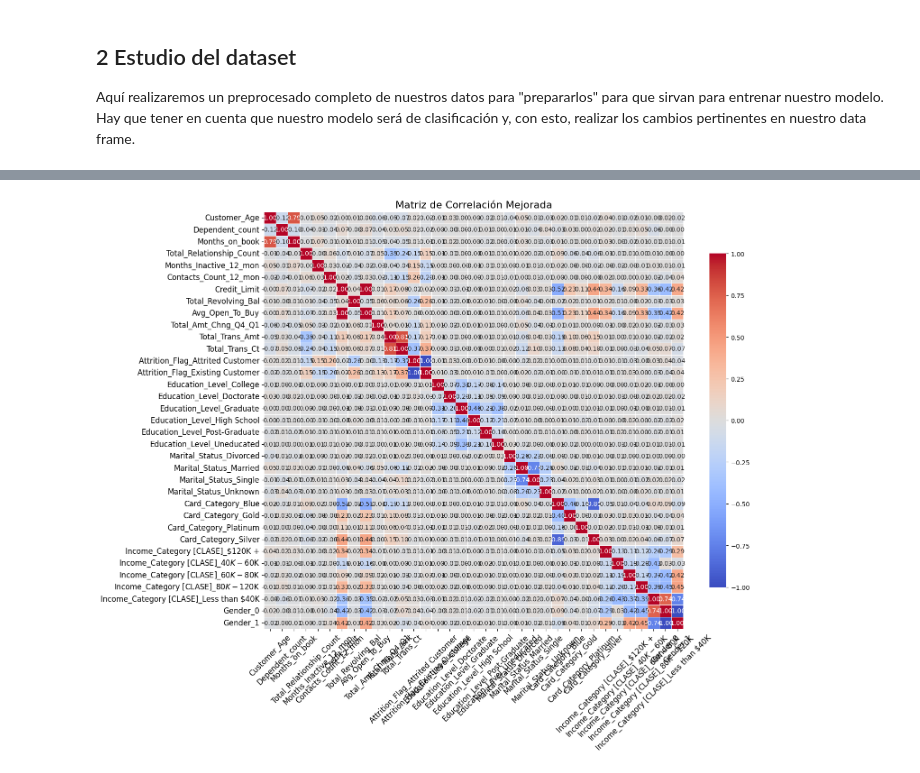
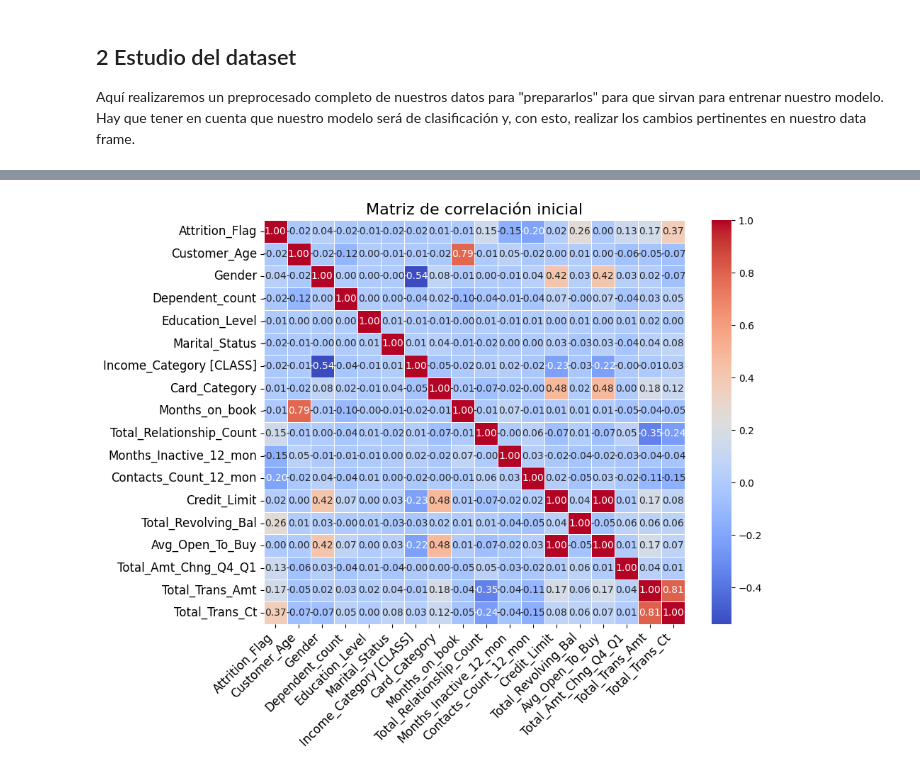
Before and after one commit to pabloruizburgos/AA, a Jupyter notebook: main.ipynb, the cells around one changed output, grey strips where cells are left out. Drawn from its saved outputs; the diff is of its cells as text; code cells hidden in the pictures.

```diff
--- a/main.ipynb
+++ b/main.ipynb
@@ -32,7 +34,7 @@ datos
 Aquí realizaremos un preprocesado completo de nuestros datos para "prepararlos" para que sirvan para entrenar nuestro modelo. Hay que tener en cuenta que nuestro modelo será de clasificación y, con esto, realizar los cambios pertinentes en nuestro data frame.
 # %%
 # Como ya sabemos nuestra variable a predecir, le añadimos en su nombre: [CLASE]
-datos.rename(columns={'Income_Category': 'Income_Category [CLASE]'}, inplace=True)
+datos.rename(columns={'Income_Category': 'Income_Category [CLASS]'}, inplace=True)
 
 # Eliminamos el nº de cliente ya que no ayuda a predecir nada
 # Solo serviría de identificador para la fila, pero contamos con el nº de fila ya
@@ -43,66 +45,41 @@ datos_limpios = datos_limpios.drop(datos_limpios.columns[-2:], axis = 1)
 # Para relacionar ingresos con gastos asociados a sus tarjetas nos sirve así
 datos_limpios = datos_limpios.drop(datos_limpios.columns[-2:], axis = 1)
 
-## Necesario??
-#datos_limpios = datos_limpios.replace({'Gender' : {'F' : 0, 'M' : 1}})
-# como en la col 'gender' solo hay 'F' y 'M' (comprobado via: print(f'unique of gender: {datos_limpios["Gender"].unique()}'))
-# podemos usar map para hacer encoding
-datos_limpios['Gender'] = datos_limpios['Gender'].map({'F': 0, 'M': 1})
-datos_limpios
+# Calculamos la matriz de correlación (one-hot encoding)
+#columnas_categoricas = ['Attrition_Flag', 'Education_Level', 'Marital_Status', 'Card_Category', 'Income_Category [CLASE]', 'Gender']
+#datos_limpios_dummies = pd.get_dummies(datos_limpios, columns = columnas_categoricas)
+#print(datos_limpios_dummies)
+#matriz_correlacion = datos_limpios_dummies.corr()
 
-print('Los rangos de ingresos son: ',datos_limpios['Income_Category [CLASE]'].unique())
-# Vemos que hay valores Unkown, por lo que pasamos a reemplazarlos por la moda de los datos, la calculamos
-## Por qué moda en vez de media?? (Explicar)
-values, counts = np.unique(datos_limpios['Income_Category [CLASE]'], return_counts=True)
-mode = values[np.argmax(counts)]
-print(f"La moda del income es: {mode}")
+# Identificar columnas categóricas
+columnas_categoricas = ['Attrition_Flag', 'Education_Level', 'Marital_Status', 'Card_Category', 'Income_Category [CLASS]', 'Gender']
+# Aplicar Label Encoding a las columnas categóricas
+label_encoders = {}
+for col in columnas_categoricas:
+    le = LabelEncoder()
+    datos_limpios[col] = le.fit_transform(datos_limpios[col])
+    label_encoders[col] = le  # Guardar el encoder si necesitas revertirlo luego
 
-# La moda de Income es menos de 40k, vamos a hacer una visualizacion rápida para ver si los datos de 'unkown
-# Income' coinciden con los de 'less than 40k', para ello usaremos la moda de su género y la moda de sus
-# estudios, en caso de que concuerden los sustituiremos ('Unkown' -> 'Less than 40k')
-moda_unk_gen = datos_limpios[datos_limpios['Income_Category [CLASE]'] == 'Unknown']['Gender'].mode()
-moda_unk_est = datos_limpios[datos_limpios['Income_Category [CLASE]'] == 'Unknown']['Education_Level'].mode()
-print('La moda (0 = F, 1 = M) de genero con unkown income es: ' ,moda_unk_gen)
-print('La moda de estudios con unkown income es: ', moda_unk_est)
+# Calcular la matriz de correlación
+matriz_correlacion = datos_limpios.corr()
 
-# Vemos que la moda, es decir la mayoría de gente en 'unknown', son mujeres y que la mayoria son 'graduate',
-# Por lo tanto, susitituimos los valores de 'unknown', por los valores de moda de las mujeres que sean a su vez 'graduate'.
-moda_fem_grad = datos_limpios[(datos_limpios['Gender'] == 0) & (datos_limpios['Education_Level'] == 'Graduate')]['Income_Category [CLASE]'].mode()
-print('La moda de Income de mujeres graduate es de: ', moda_fem_grad)
+# Visualización del mapa de calor de correlaciones
+plt.figure(figsize=(10, 8))  # Ajustar el tamaño del gráfico
+sns.heatmap(
+    matriz_correlacion,
+    annot = True,  # Mostrar valores numéricos
+    fmt = ".2f",  # Mostramos 2 deccimales
+    cmap = "coolwarm",
+    linewidths = 0.5,
+    annot_kws = {"size": 10}
+)
 
-# Vemos que la moda de 'Income' de Mujeres 'Graduate' es también de 'Less than 40k' por lo que sustituimos los
-# valores 'unknown' por 'Less than 40k'
-datos_limpios['Income_Category [CLASE]'] = datos_limpios['Income_Category [CLASE]'].replace('Unknown', 'Less than $40K')
-datos_limpios_adjusted = datos_limpios
+# Cambiamos labels y estética un poco
+plt.title("Matriz de correlación inicial", fontsize=16)
+plt.xticks(rotation=45, fontsize=12, ha="right")
+plt.yticks(fontsize=12)
+plt.tight_layout()  # Ajustar el diseño para evitar solapamiento
+plt.show()
 
-# Comprobamos el cambio
-print('Los nuevos datos unicos son: ',datos_limpios_adjusted['Income_Category [CLASE]'].unique())
-
-# Ahora hacemos lo mismo con 'Education_Level'
-print('Los datos unicos de Educacion son: ', datos_limpios_adjusted['Education_Level'].unique())
-print('La moda de Education_Levele es:', datos_limpios_adjusted['Education_Level'].mode())
-
-# Cambiamos 'unknown' por su moda de dato, que es 'Graduate'
-datos_limpios_adjusted['Education_Level'] = datos_limpios_adjusted['Education_Level'].replace('Unknown', 'Graduate')
-
-datos_limpios_adjusted
-
-##########################################################################################
-
-# Calculamos la matriz de correlación (one-hot encoding??)
-columnas_categoricas = ['Attrition_Flag', 'Education_Level', 'Marital_Status', 'Card_Category', 'Income_Category [CLASE]', 'Gender']
-datos_limpios = pd.get_dummies(datos_limpios, columns = columnas_categoricas)
-print(datos)
-
-matriz_correlacion = datos_limpios.corr()
-# Visualizar la matriz de correlación de manera chula
-import seaborn as sns
-import matplotlib.pyplot as plt
-
-plt.figure(figsize=(15, 12))  # Aumenta el tamaño de la figura
-sns.heatmap(matriz_correlacion, annot=True, fmt=".2f", cmap='coolwarm', linewidths=0.5, cbar_kws={'shrink': 0.8})
-plt.title("Matriz de Correlación Mejorada", fontsize=16)
-plt.xticks(fontsize=12, rotation=45)
-plt.yticks(fontsize=12)
-plt.show()
+# se van: months_on_book, months_inactive, contacts_count, avg_open_buy (corr=1 con credit_limit), total_trans_cnt (justificar bien), total_amt_chng_Q4..., attrition_flag
 # %% [output]
@@ -126 +86 @@ Los datos unicos de Educacion son:  ['High School' 'Graduate' 'Uneducated' 'Unkn
-[figure, old version]
+[figure, new version]
```
Also changed, not shown: parts of 4 cells of this notebook.
